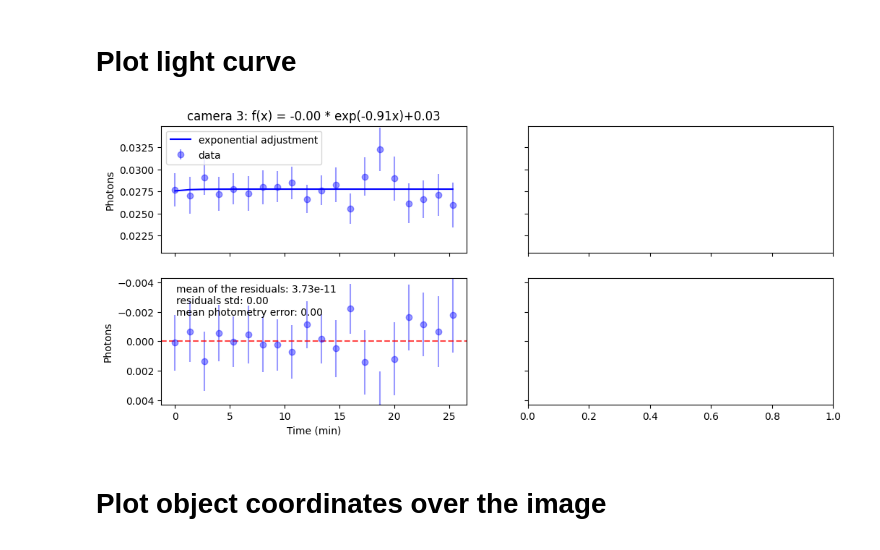
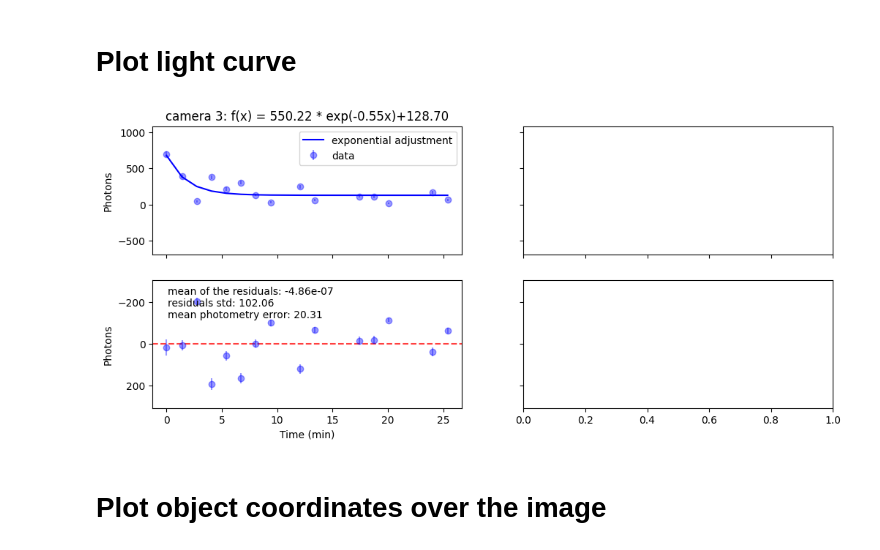
Before and after one commit to DBernardes/Tools-for-the-MOPTOP-pipeline-products, a Jupyter notebook: photometry_extraction.ipynb, the cells around one changed output. Drawn from its saved outputs; the diff is of its cells as text; code cells hidden in the pictures.

```diff
--- a/photometry_extraction.ipynb
+++ b/photometry_extraction.ipynb
@@ -96,7 +99,7 @@ for file in image_list:
     file_path = os.path.join(src_path, file)
 
     phot = Photometry(file_path, objects, max_size)
-    phot.reset_object_coords()
+    phot.reset_object_coords(3)
     phot.calc_psf_radius()
     phot.calc_sky_photons()
     phot.calc_psf_photons()
@@ -136,7 +140,8 @@ Set MJD-END to 60153.139310 from DATE-END'. [astropy.wcs.wcs]
 import pandas as pd
 import matplotlib.pyplot as plt
 
-file = os.path.join(src_path, "..", "photometry", "comparison1_cam3.csv")
+target = "comparison1"
+file = os.path.join(src_path, "..", "photometry", f"{target}_cam3.csv")
 df = pd.read_csv(file)
 x, y, radius, photons = df["xcoord"], df["ycoord"], df["psf_radius"], df["star_photons"]
 x /= np.median(x)
@@ -199,7 +204,7 @@ def read_comp_csv_files(_list):
         comp_err.append(df["star_error"])
 
     comp = np.sum(comp, axis=0)
-    comp_err = np.sqrt( np.sum( np.square(comp_err), axis=0)))
+    comp_err = np.sqrt(np.sum(np.square(comp_err), axis=0))
     mjd = df["mjd"]
     mjd = (mjd - mjd[0]) * 24 * 60
 
@@ -207,6 +212,12 @@ def read_comp_csv_files(_list):
 
 
 mjd, comp, comp_err = read_comp_csv_files([1])
-plt.errorbar(mjd, comp, comp_err, fmt="o-", alpha=0.7)
+median = np.median(comp)
+comp /= median
+comp_err /= median
+std = np.std(comp)
+plt.errorbar(mjd, comp, comp_err, fmt="bo-", alpha=0.7)
+plt.title(f"std: {std:.2e}")
+plt.xlabel("Time (min)")
 plt.show()
 # %% [output]
@@ -322,40 +333,42 @@ def plot_circular_data(mjd_start: float, ax):
         )
 
 
 def read_star_csv_files(candidate):
     csv_path = os.path.join(src_path, "..", "photometry")
 
     csv_file = os.path.join(csv_path, f"candidate{candidate}_cam{camera}.csv")
     df = pd.read_csv(csv_file)
     cand = df["star_photons"]
     cand_err = df["star_error"]
 
     mjd = df["mjd"]
     mjd = (mjd - mjd[0]) * 24 * 60
 
     return mjd, cand, cand_err
 
 
 fig, axs = plt.subplots(2, 2, figsize=(12, 5), sharex="col", sharey="row")
 for camera in [3]:
-    mjd, star, star_err = read_star_csv_files(candidate=7)
+    mjd, star, star_err = read_star_csv_files(candidate=1)
 
-    star /= comp
-    star_err /= comp
+    norm_star = star / comp
+    norm_err = np.abs(norm_star) * np.sqrt(
+        (star_err / star) ** 2 + (comp_err / comp) ** 2
+    )
 
-    exp_adjust, *adjus_param = calc_exponential_adjust(mjd, star)
+    exp_adjust, *adjus_param = calc_exponential_adjust(mjd, norm_star)
 
     ax = axs[0, camera - 3]
-    plot_light_curve(ax, mjd, star, star_err, exp_adjust, adjus_param, 5)
+    plot_light_curve(ax, mjd, norm_star, norm_err, exp_adjust, adjus_param, 5)
 
     ax = axs[1, camera - 3]
-    plot_residuals(ax, star, star_err, exp_adjust, 3)
+    plot_residuals(ax, norm_star, norm_err, exp_adjust, 3)
 
 
 plt.savefig(os.path.join(src_path, "..", "plots", "light_curve.png"))
 plt.show()
 # %% [output]
-[figure, old version]
+[figure, new version]
 # %% [markdown]
 # Plot object coordinates over the image
 # %%
```
Also changed, not shown: parts of 5 cells of this notebook, 3 other files.
